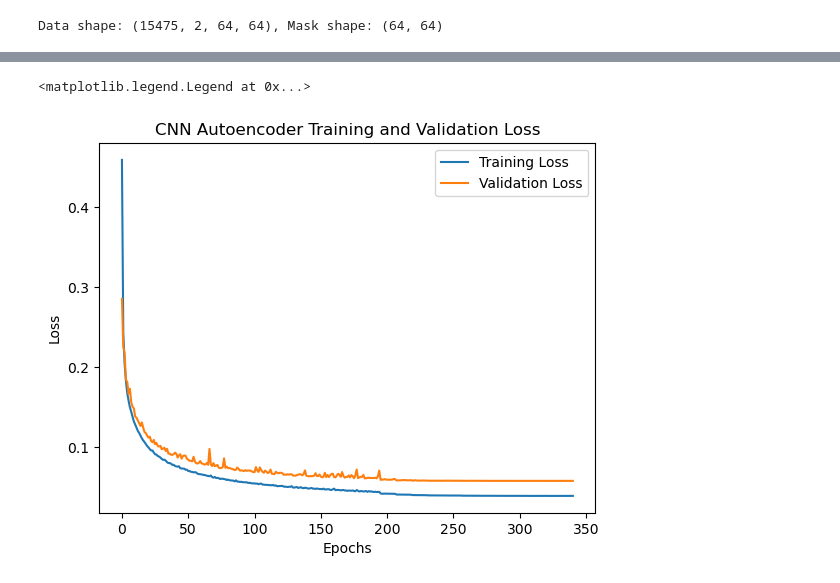
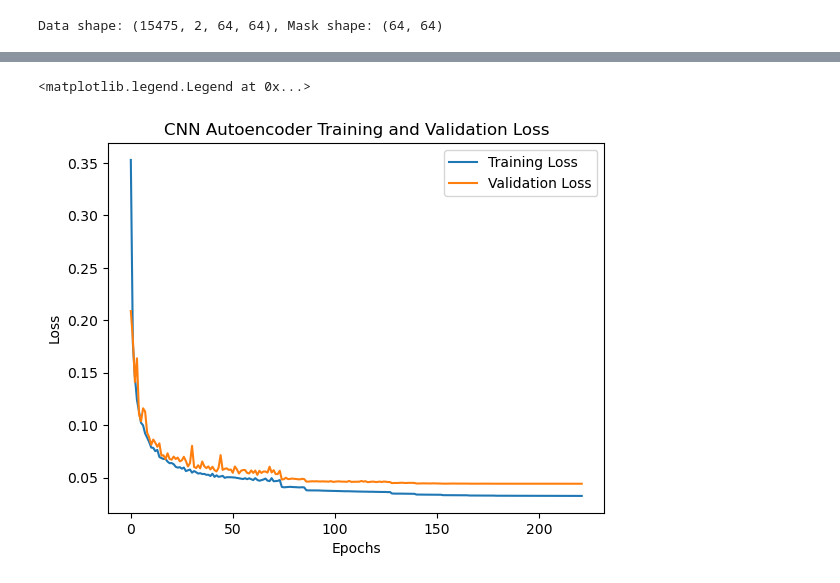
Before and after one commit to biancach/LDA_BO, a Jupyter notebook: examples/fvcom/rom/train_models.ipynb, the cells around one changed output, grey strips where cells are left out. Saved outputs shown, nothing was run; the diff lists cells and outputs as text; code cells hidden in the pictures.

```diff
--- a/examples/fvcom/rom/train_models.ipynb
+++ b/examples/fvcom/rom/train_models.ipynb
@@ -53,7 +53,7 @@ print(f"Data shape: {X.shape}, Mask shape: {mask.shape}")
 Data shape: (15475, 2, 64, 64), Mask shape: (64, 64)
 # %%
 # === Consistent train/val/test split ===
-n_train = int(0.3 * nt)
+n_train = int(0.5 * nt)
 n_val = int(0.2 * nt)
 n_test = nt - n_train - n_val
 
@@ -83,7 +83,7 @@ if load_existing_models and os.path.exists(f'{project_root}/src/models/checkpoin
 else:
     pca = PCA_AE(latent_dim=latent_dim, mask=mask)
     pca.train(X_train)
-    pca.save(f'{project_root}/src/models/checkpoints/{project}/pca_{latent_dim}20209120023023o01lskdfng;sdkngflksdng;kadfng;ksdfng;sdkfgn;ksdjfngtwetwetdfgadgfadel.pkl')
+    pca.save(f'{project_root}/src/models/checkpoints/{project}/pca_{latent_dim}_model.pkl')
 # %%
 # === MLP Autoencoder ===
 mlp_input_dim = X[:, :, mask].reshape(X.shape[0], -1).shape[1]
@@ -100,6 +100,7 @@ else:
                                                     device=device,
                                                     loss_fn=mask_loss,
                                                     patience=20,
+                                                    lr=1e-3,
                                                     save_path=f'{project_root}/src/models/checkpoints/{project}/mlp_{latent_dim}_model.pth'
                                                 )
     np.save(f'{project_root}/src/models/checkpoints/{project}/mlp_{latent_dim}_training_loss.npy', training_loss_mlp)
@@ -153,6 +154,7 @@ else:
                                                     device=device,
                                                     loss_fn=mask_loss,
                                                     patience=20,
+                                                    lr=1e-3,
                                                     save_path=f'{project_root}/src/models/checkpoints/{project}/cnn_{latent_dim}_model.pth')
     np.save(f'{project_root}/src/models/checkpoints/{project}/cnn_{latent_dim}_training_loss.npy', training_losses_cnn)
     np.save(f'{project_root}/src/models/checkpoints/{project}/cnn_{latent_dim}_validation_losses.npy', validation_losses_cnn)
@@ -184,2 +186,2 @@ Early stopping triggered
 <matplotlib.legend.Legend at 0x...>
-[figure, old version]
+[figure, new version]
```
Also changed, not shown: parts of 3 cells of this notebook, 9 other files.
